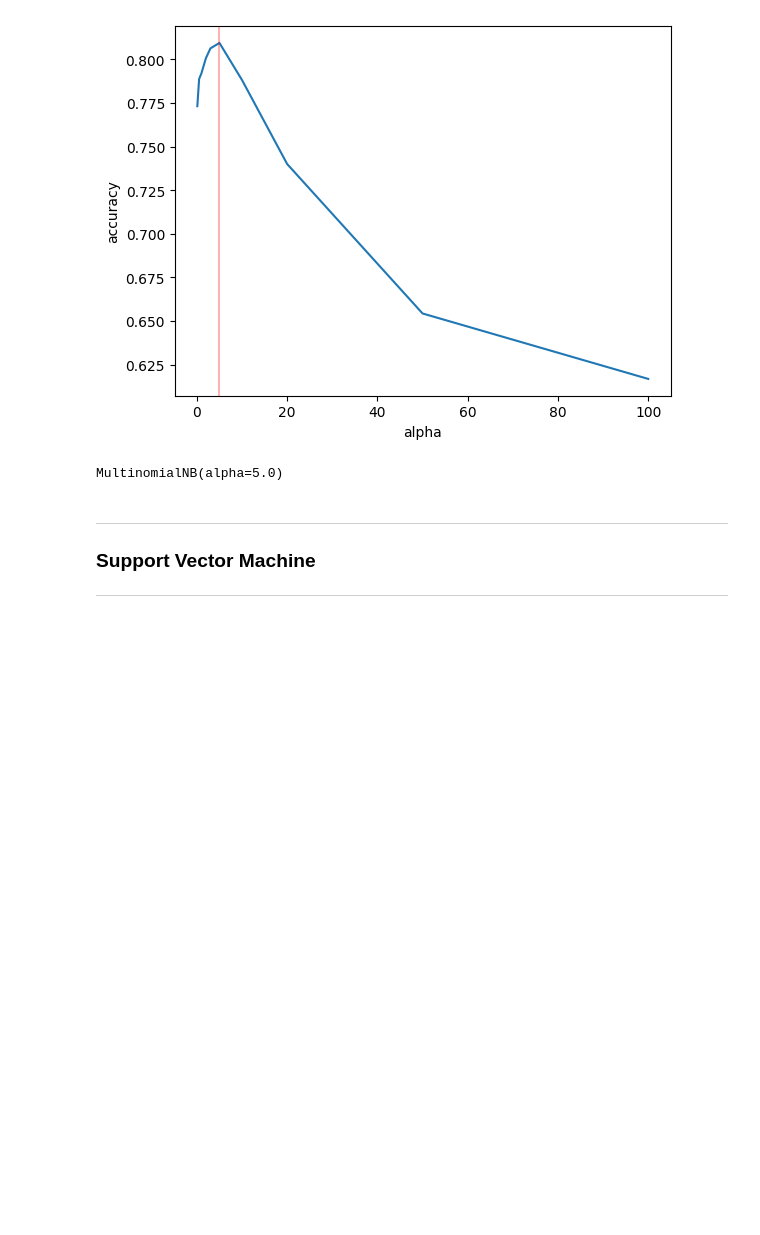
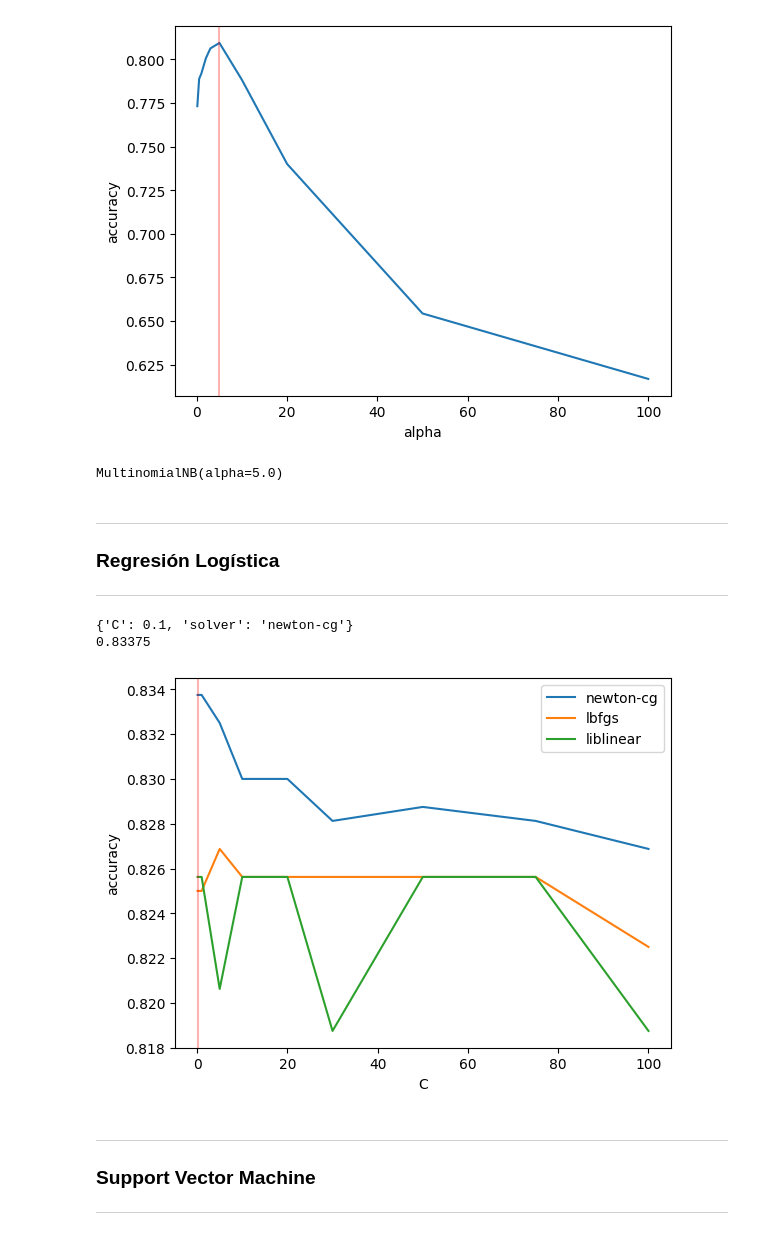
Before and after one commit to Nifel13/PLH---Movie-review-predictor, a Jupyter notebook: detecció_opinions.ipynb, the cells around one changed output. Drawn from its saved outputs; the diff is of its cells as text; code cells hidden in the pictures; blank space fills up the shorter version.

```diff
--- a/detecció_opinions.ipynb
+++ b/detecció_opinions.ipynb
@@ -158,7 +161,9 @@ def grid_search(classifier: BaseEstimator, classifier_str: str, params: Dict[str
     # Realizar la búsqueda en caso de que se quiera buscar con parámetros nuevos
     if hacer_grid_search:
         grid_search_result = GridSearchCV(classifier, params, cv=kfolds)
+        t0 = datetime.datetime.now()
         grid_search_result.fit(X_train, y_train)
+        t1 = datetime.datetime.now()
 
         # Guardar en un archivo binario la instancia de GridSearchCV ejecutada con el modelo escogido
         with open(f'./bin/{classifier_str}_grid_search.bin', "wb+") as file:
@@ -233,3 +238,21 @@ multinomial.fit(X_train, y_train)
 MultinomialNB(alpha=5.0)
 # %%
 model_list.append((multinomial,"multinomial"))
+# %% [markdown]
+***
+### **Regresión Logística**
+***
+# %%
+from sklearn.linear_model import LogisticRegression
+parameters_logreg = {'C':[0.1,1,5,10,20,30,50,75,100], "solver":["newton-cg","lbfgs", "liblinear"]}
+logreg = LogisticRegression(max_iter=1000)
+
+grid_logreg = grid_search(logreg, "log_reg", parameters_logreg, False)
+# %% [output]
+{'C': 0.1, 'solver': 'newton-cg'}
+0.83375
+# %%
+# plot the results of the gridsearch
+plot_gridsearch(grid_logreg, "log_reg", parameters_logreg, "C", "mean_test_score", "C", "accuracy", "solver")
+# %% [output]
+[figure, added]
```
Also changed, not shown: parts of 9 cells of this notebook, 4 other files.
